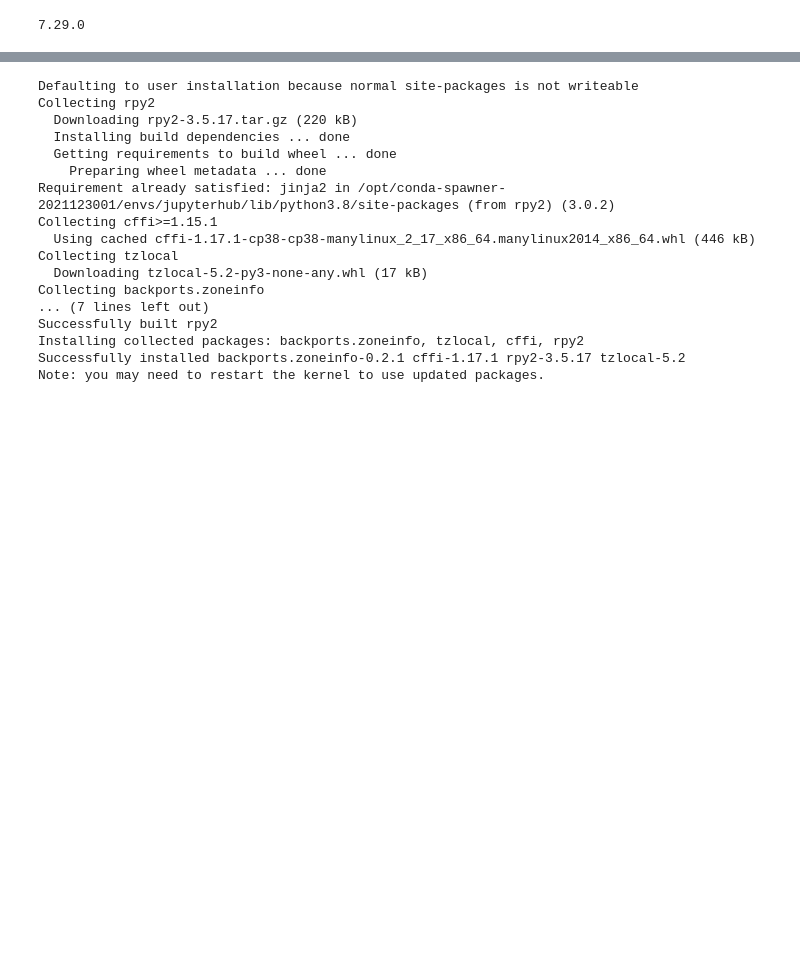
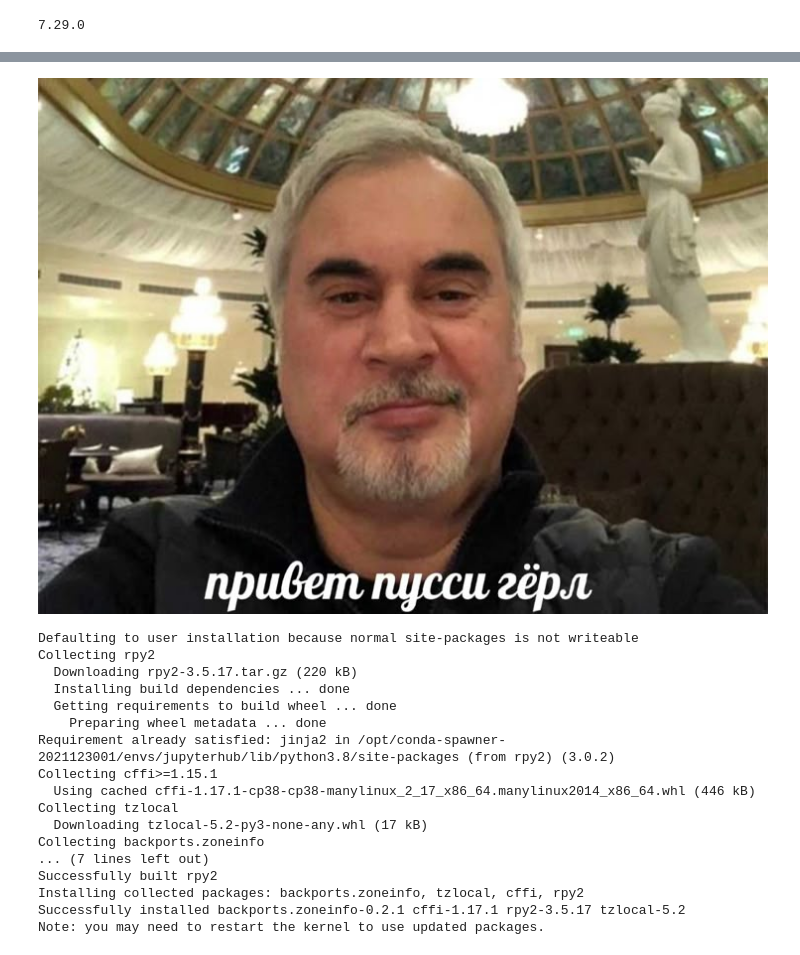
Before and after one commit to im-inna/meow, a Jupyter notebook: победа_hw2_2.ipynb, the cells around one changed output, grey strips where cells are left out. Saved outputs shown, nothing was run; the diff lists cells and outputs as text; code cells hidden in the pictures; blank space fills up the shorter version.

```diff
--- a/победа_hw2_2.ipynb
+++ b/победа_hw2_2.ipynb
@@ -93,6 +93,12 @@ from IPython.display import Image
 Image(url='https://images.app.goo.gl/2bHXLLBeggJCMUHg9')
 # %% [output]
 [interactive output not drawn]
+# %%
+from IPython.display import Image
+
+Image(filename='meladje.jpg')
+# %% [output]
+[figure, added]
 # %%
 pip install rpy2
 # %% [output]
```
